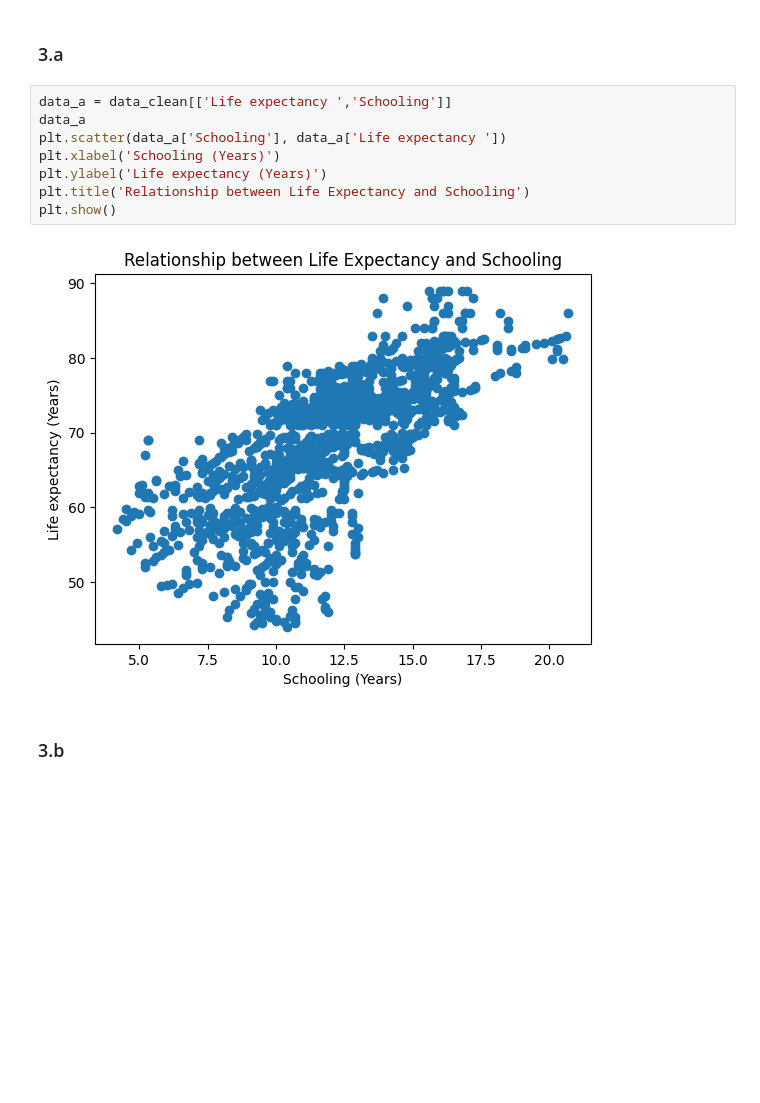
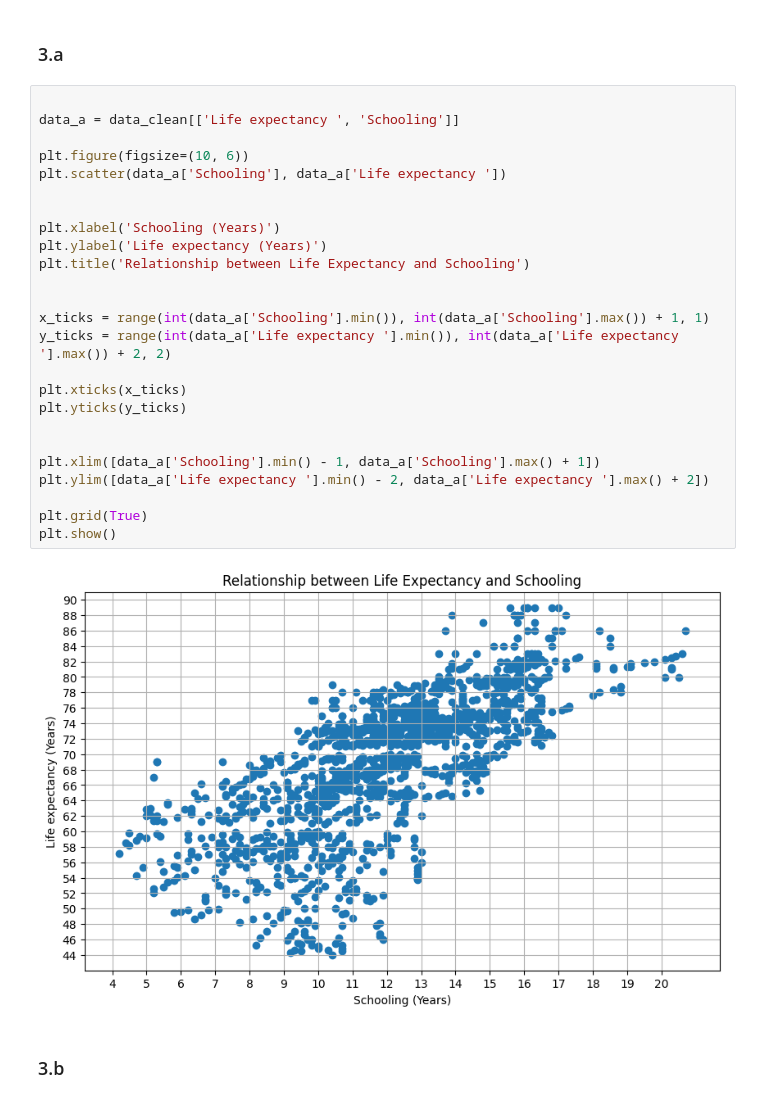
Before and after one commit to MaxCHENGLONG/1TD060-Applied-Linear-Algebra-for-Data-Science-UU, a Jupyter notebook: Assignment_3: Regression/Assignment3_ALADS.ipynb, the cells around one changed output. Saved outputs shown, nothing was run; the diff lists cells and outputs as text; blank space fills up the shorter version.

```diff
--- a/Assignment_3: Regression/Assignment3_ALADS.ipynb
+++ b/Assignment_3: Regression/Assignment3_ALADS.ipynb
@@ -95,15 +95,32 @@ data_clean[:5]
 # %% [markdown]
 ### 3.a
 # %%
-data_a = data_clean[['Life expectancy ','Schooling']]
-data_a
+
+data_a = data_clean[['Life expectancy ', 'Schooling']]
+
+plt.figure(figsize=(10, 6))
 plt.scatter(data_a['Schooling'], data_a['Life expectancy '])
+
+
 plt.xlabel('Schooling (Years)')
 plt.ylabel('Life expectancy (Years)')
 plt.title('Relationship between Life Expectancy and Schooling')
+
+
+x_ticks = range(int(data_a['Schooling'].min()), int(data_a['Schooling'].max()) + 1, 1)
+y_ticks = range(int(data_a['Life expectancy '].min()), int(data_a['Life expectancy '].max()) + 2, 2)
+
+plt.xticks(x_ticks)
+plt.yticks(y_ticks)
+
+
+plt.xlim([data_a['Schooling'].min() - 1, data_a['Schooling'].max() + 1])
+plt.ylim([data_a['Life expectancy '].min() - 2, data_a['Life expectancy '].max() + 2])
+
+plt.grid(True)
 plt.show()
 # %% [output]
-[figure, old version]
+[figure, new version]
 # %% [markdown]
 ### 3.b
 # %%
```
Also changed, not shown: parts of 5 cells of this notebook.
